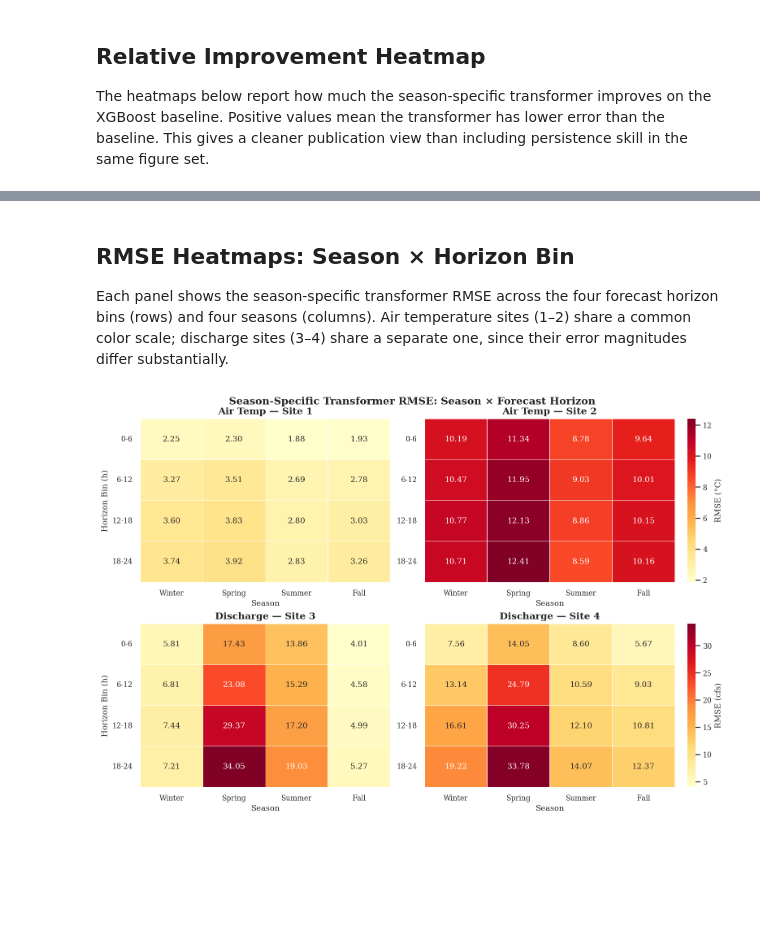
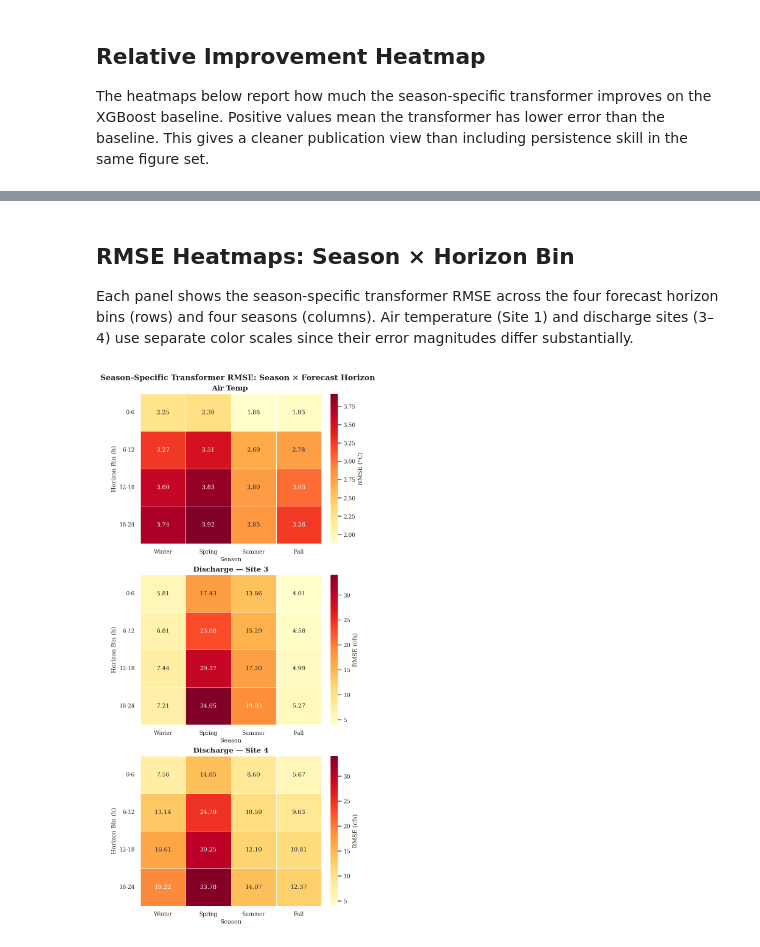
Before and after one commit to 10sajan10/CS6694FinalProject, a Jupyter notebook: visualizations.ipynb, the cells around one changed output, grey strips where cells are left out. Saved outputs shown, nothing was run; the diff lists cells and outputs as text; code cells hidden in the pictures; blank space fills up the shorter version.

Commit message:
Update visualizations and notebooks

```diff
--- a/visualizations.ipynb
+++ b/visualizations.ipynb
@@ -197,59 +213,48 @@ plt.show()
 # %% [markdown]
 ## RMSE Heatmaps: Season × Horizon Bin
 
-Each panel shows the season-specific transformer RMSE across the four forecast horizon bins (rows) and four seasons (columns). Air temperature sites (1–2) share a common color scale; discharge sites (3–4) share a separate one, since their error magnitudes differ substantially.
+Each panel shows the season-specific transformer RMSE across the four forecast horizon bins (rows) and four seasons (columns). Air temperature (Site 1) and discharge sites (3–4) use separate color scales since their error magnitudes differ substantially.
 # %%
-AIRTEMP_HORIZON_PATH = ROOT / 'season_specific_training' / 'metrics' / 'air_temperature_season_specific_metrics_by_season_horizon.csv'
+METRICS_DIR = ROOT / 'season_specific_training' / 'metrics'
 
-airtemp_horizon = pd.read_csv(AIRTEMP_HORIZON_PATH)
-airtemp_horizon['season'] = pd.Categorical(airtemp_horizon['season'], categories=SEASON_ORDER, ordered=True)
-airtemp_horizon['horizon_bin'] = pd.Categorical(airtemp_horizon['horizon_bin'], categories=HORIZON_ORDER, ordered=True)
+_dq_hor = pd.read_csv(METRICS_DIR / 'discharge_season_specific_metrics_by_season_horizon.csv')
+_at_hor = pd.read_csv(METRICS_DIR / 'air_temperature_season_specific_metrics_by_season_horizon.csv')
+
+for _df in [_dq_hor, _at_hor]:
+    _df['season'] = pd.Categorical(_df['season'], categories=SEASON_ORDER, ordered=True)
+    _df['horizon_bin'] = pd.Categorical(_df['horizon_bin'], categories=HORIZON_ORDER, ordered=True)
 
 def make_pivot(df, site):
     return (
         df[df['site_id'] == site]
         .pivot(index='horizon_bin', columns='season', values='rmse')
         .reindex(index=HORIZON_ORDER, columns=SEASON_ORDER)
         .rename(columns=dict(zip(SEASON_ORDER, SEASON_LABELS)))
     )
 
-at_pivots = {site: make_pivot(airtemp_horizon, site) for site in [1, 2]}
-dq_pivots = {site: make_pivot(trans_horizon[trans_horizon['model'] == 'Season-Specific Transformer'], site) for site in [3, 4]}
+dq_vmin = min(make_pivot(_dq_hor, s).min().min() for s in [3, 4])
+dq_vmax = max(make_pivot(_dq_hor, s).max().max() for s in [3, 4])
+at_pivot = make_pivot(_at_hor, 1)
 
-# Shared colour bounds within each variable
-at_vmin = min(p.min().min() for p in at_pivots.values())
-at_vmax = max(p.max().max() for p in at_pivots.values())
-dq_vmin = min(p.min().min() for p in dq_pivots.values())
-dq_vmax = max(p.max().max() for p in dq_pivots.values())
+panels = [
+    (at_pivot,            'Air Temp ', 'RMSE (°C)',  at_pivot.min().min(), at_pivot.max().max()),
+    (make_pivot(_dq_hor, 3), 'Discharge — Site 3', 'RMSE (cfs)', dq_vmin, dq_vmax),
+    (make_pivot(_dq_hor, 4), 'Discharge — Site 4', 'RMSE (cfs)', dq_vmin, dq_vmax),
+]
 
-fig, axes = plt.subplots(2, 2, figsize=(11, 7.2), constrained_layout=True)
-
+fig, axes = plt.subplots(3, 1, figsize=(6, 13), constrained_layout=True)
 hm_kwargs = dict(cmap='YlOrRd', annot=True, fmt='.2f', linewidths=0.5, linecolor='white')
 
-for col, site in enumerate([1, 2]):
-    ax = axes[0, col]
-    show_cbar = col == 1
-    sns.heatmap(at_pivots[site], ax=ax, vmin=at_vmin, vmax=at_vmax, cbar=show_cbar, **hm_kwargs)
-    ax.set_title(f'Air Temp — Site {site}', fontsize=12, fontweight='bold')
+for ax, (pivot, title, cbar_label, vmin, vmax) in zip(axes, panels):
+    sns.heatmap(pivot, ax=ax, vmin=vmin, vmax=vmax, cbar=True, **hm_kwargs)
+    ax.collections[-1].colorbar.set_label(cbar_label)
+    ax.set_title(title, fontsize=12, fontweight='bold')
     ax.set_xlabel('Season')
-    ax.set_ylabel('Horizon Bin (h)' if col == 0 else '')
+    ax.set_ylabel('Horizon Bin (h)')
     ax.set_yticklabels(HORIZON_ORDER, rotation=0)
-    if show_cbar:
-        ax.collections[-1].colorbar.set_label('RMSE (°C)')
-
-for col, site in enumerate([3, 4]):
-    ax = axes[1, col]
-    show_cbar = col == 1
-    sns.heatmap(dq_pivots[site], ax=ax, vmin=dq_vmin, vmax=dq_vmax, cbar=show_cbar, **hm_kwargs)
-    ax.set_title(f'Discharge — Site {site}', fontsize=12, fontweight='bold')
-    ax.set_xlabel('Season')
-    ax.set_ylabel('Horizon Bin (h)' if col == 0 else '')
-    ax.set_yticklabels(HORIZON_ORDER, rotation=0)
-    if show_cbar:
-        ax.collections[-1].colorbar.set_label('RMSE (cfs)')
 
 fig.suptitle('Season-Specific Transformer RMSE: Season × Forecast Horizon',
-             fontsize=13, fontweight='bold', y=1.02)
+             fontsize=13, fontweight='bold')
 plt.show()
 # %% [output]
-[figure, old version]
+[figure, new version]
```
Also changed, not shown: parts of 4 cells of this notebook.
